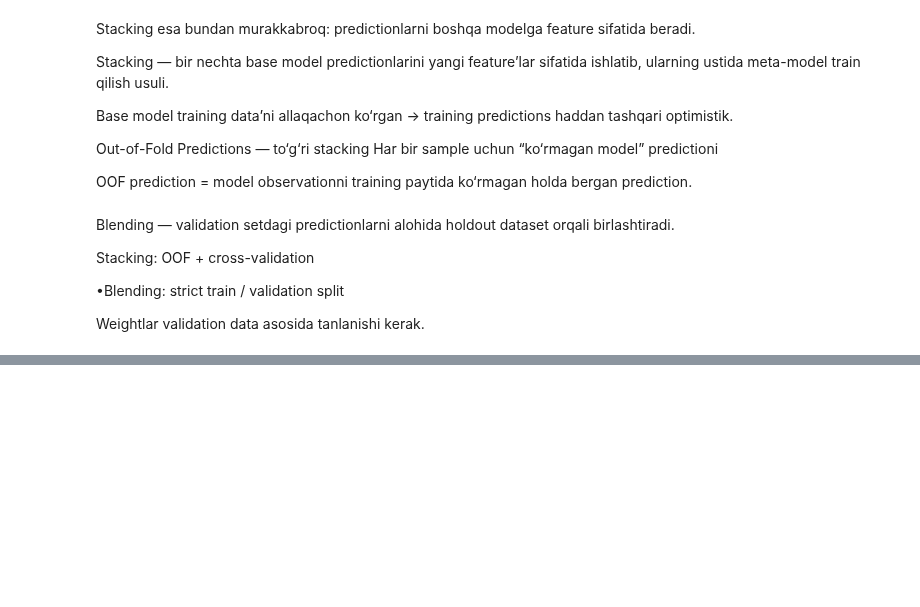
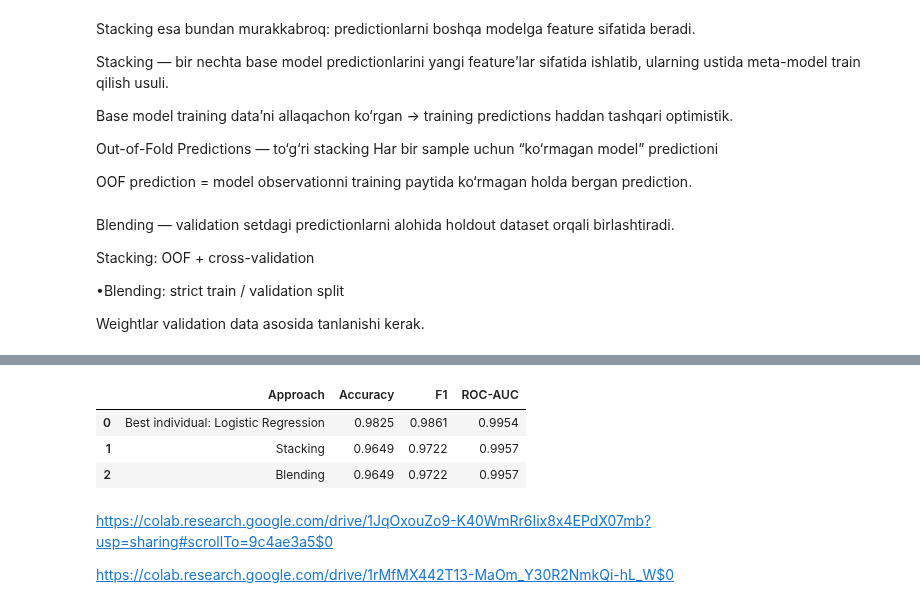
Before and after one commit to Suhrobjonibodullayev/ML-Learning-Journey, a Jupyter notebook: 05_machine_learning_basics/Machine_Learning.ipynb, the cells around one changed output, grey strips where cells are left out. Cells and saved outputs as stored; diff of their text form; code cells hidden in the pictures; blank space fills up the shorter version.

```diff
--- a/05_machine_learning_basics/Machine_Learning.ipynb
+++ b/05_machine_learning_basics/Machine_Learning.ipynb
@@ -3620,0 +3954,31 @@ Weightlar validation data asosida tanlanishi kerak.
+# %%
+best_individual_name = individual_results_df.iloc[0]["Model"]
+best_individual_metrics = individual_results_df.iloc[0].to_dict()
+
+final_comparison = pd.DataFrame([
+    {
+        "Approach": f"Best individual: {best_individual_name}",
+        "Accuracy": best_individual_metrics["Accuracy"],
+        "F1": best_individual_metrics["F1"],
+        "ROC-AUC": best_individual_metrics["ROC-AUC"]
+    },
+    {
+        "Approach": "Stacking",
+        **stacking_metrics
+    },
+    {
+        "Approach": "Blending",
+        **blending_metrics
+    }
+])
+
+display(final_comparison.round(4))
+# %% [output]
+|  | Approach | Accuracy | F1 | ROC-AUC |
+| 0 | Best individual: Logistic Regression | 0.9825 | 0.9861 | 0.9954 |
+| 1 | Stacking | 0.9649 | 0.9722 | 0.9957 |
+| 2 | Blending | 0.9649 | 0.9722 | 0.9957 |
+# %% [markdown]
+https://colab.research.google.com/drive/1JqOxouZo9-K40WmRr6Iix8x4EPdX07mb?usp=sharing#scrollTo=9c4ae3a5$0
+
+https://colab.research.google.com/drive/1rMfMX442T13-MaOm_Y30R2NmkQi-hL_W$0
```
Also changed, not shown: parts of 11 cells of this notebook.
